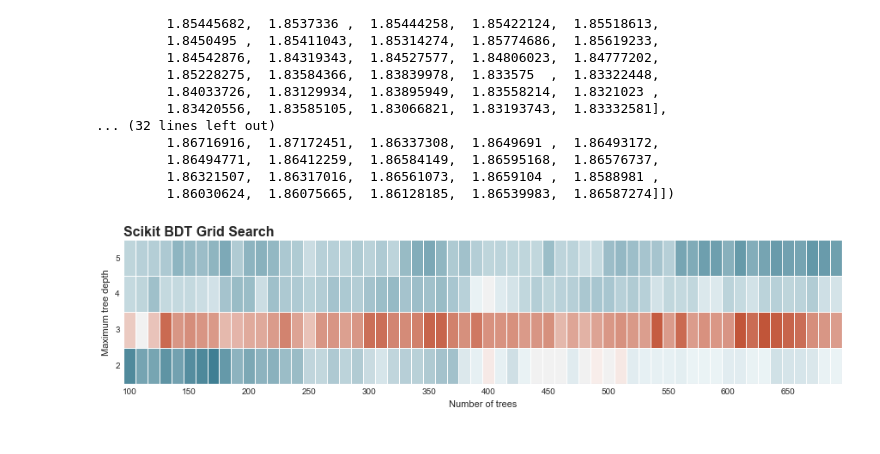
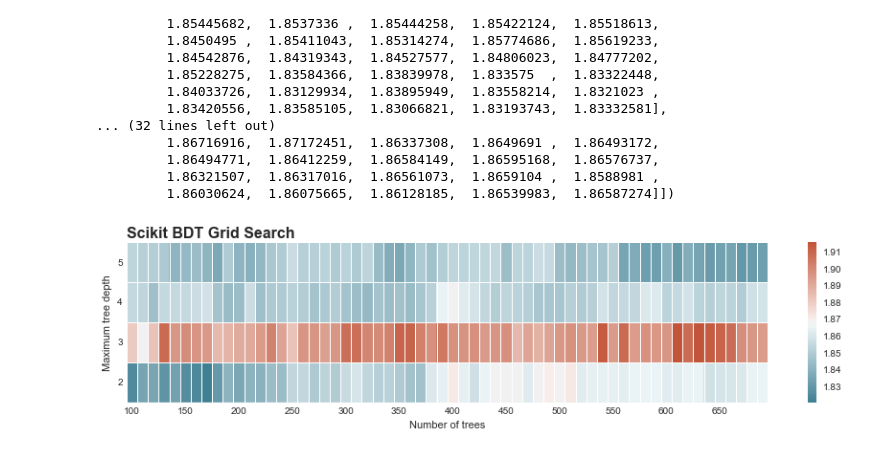
Before and after one commit to jimpala/msci-hep, a Jupyter notebook: skl_gridsearches/BDT_gridsearch_explore.ipynb, the cells around one changed output. Cells and saved outputs as stored; diff of their text form; code cells hidden in the pictures.

```diff
--- a/skl_gridsearches/BDT_gridsearch_explore.ipynb
+++ b/skl_gridsearches/BDT_gridsearch_explore.ipynb
@@ -73,34 +73,36 @@ cmap2 = sns.diverging_palette(220, 20, n=7, as_cmap=True)
 # rcParams
 mpl.rcParams['axes.titlesize'] = 16.
 mpl.rcParams['axes.titleweight'] = 'bold'
 
 
-ax.imshow(scores, cmap=cmap2,
+img = ax.imshow(scores, cmap=cmap2,
           interpolation='none', extent=[100,700,2,6], aspect='auto')
 ax.set_xticks(np.arange(100, 701, 10))
 ax.set_yticks(np.arange(2, 6.1, 1))
 
 # Hide major tick labels
 ax.set_xticklabels('')
 ax.set_yticklabels('')
 
 
 # Customize minor tick labels
 ax.set_xticks(np.arange(105, 705, 50), minor=True)
 ax.set_xticklabels(np.arange(100, 700, 50), minor=True)
 
 # Customize minor tick labels
 ax.set_yticks([2.5,3.5,4.5,5.5], minor=True)
 ax.set_yticklabels(['2','3','4','5'], minor=True)
 
 # Titles
 ax.set_xlabel('Number of trees')
 ax.set_ylabel('Maximum tree depth')
 ax.set_title('Scikit BDT Grid Search', loc='left')
 
+plt.colorbar(img)
+
 plt.savefig('bdt_gridsearch.png', transparent=True)
 plt.show()
 # %% [output]
-[figure, old version]
+[figure, new version]
 # %%
 mpl.rcParams['axes.titlesize']
```
Also changed, not shown: parts of 4 cells of this notebook, 4 other files.
